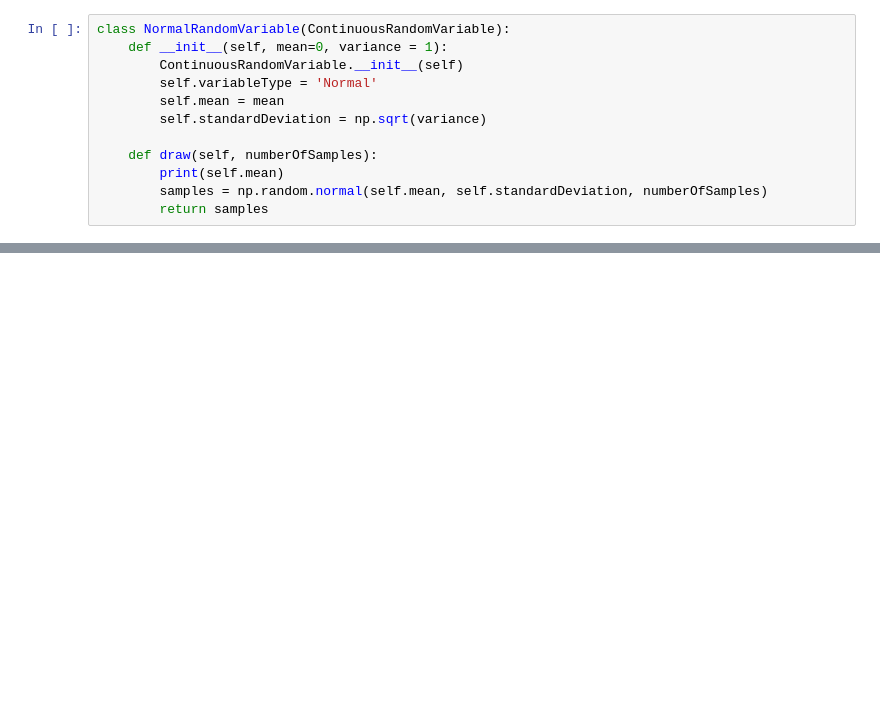
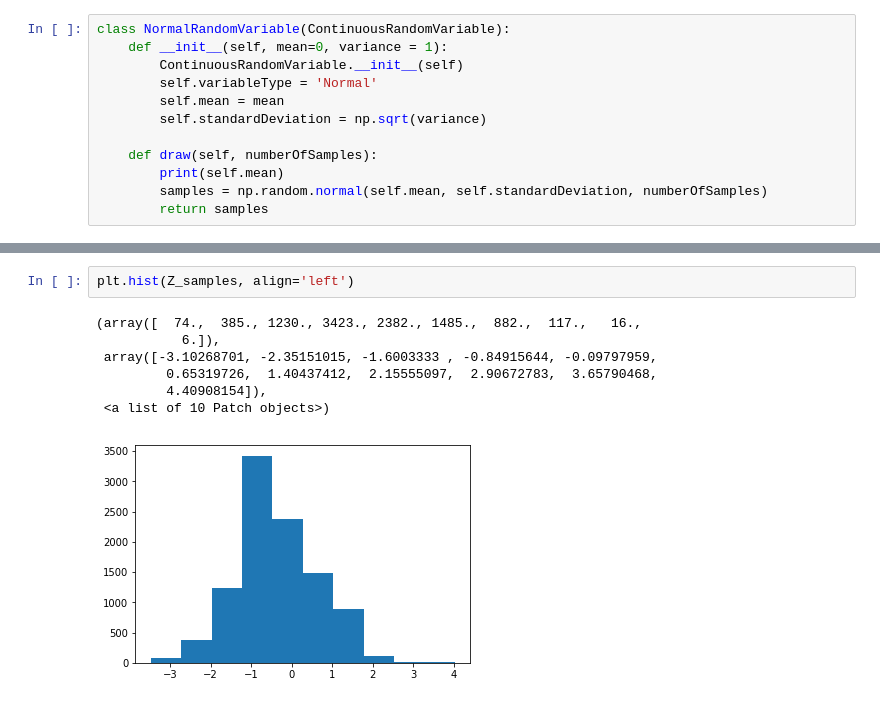
Before and after one commit to sidratulmontaha/python-practice, a Jupyter notebook: L11_random_variables.ipynb, the cells around one changed output, grey strips where cells are left out. Saved outputs shown, nothing was run; the diff lists cells and outputs as text; blank space fills up the shorter version.

```diff
--- a/L11_random_variables.ipynb
+++ b/L11_random_variables.ipynb
@@ -129,0 +144,10 @@ plt.hist(norm.draw(10000), bins=50)
+# %%
+plt.hist(Z_samples, align='left')
+# %% [output]
+(array([  74.,  385., 1230., 3423., 2382., 1485.,  882.,  117.,   16.,
+           6.]),
+ array([-3.10268701, -2.35151015, -1.6003333 , -0.84915644, -0.09797959,
+         0.65319726,  1.40437412,  2.15555097,  2.90672783,  3.65790468,
+         4.40908154]),
+ <a list of 10 Patch objects>)
+[figure, added]
```
Also changed, not shown: parts of 15 cells of this notebook.
